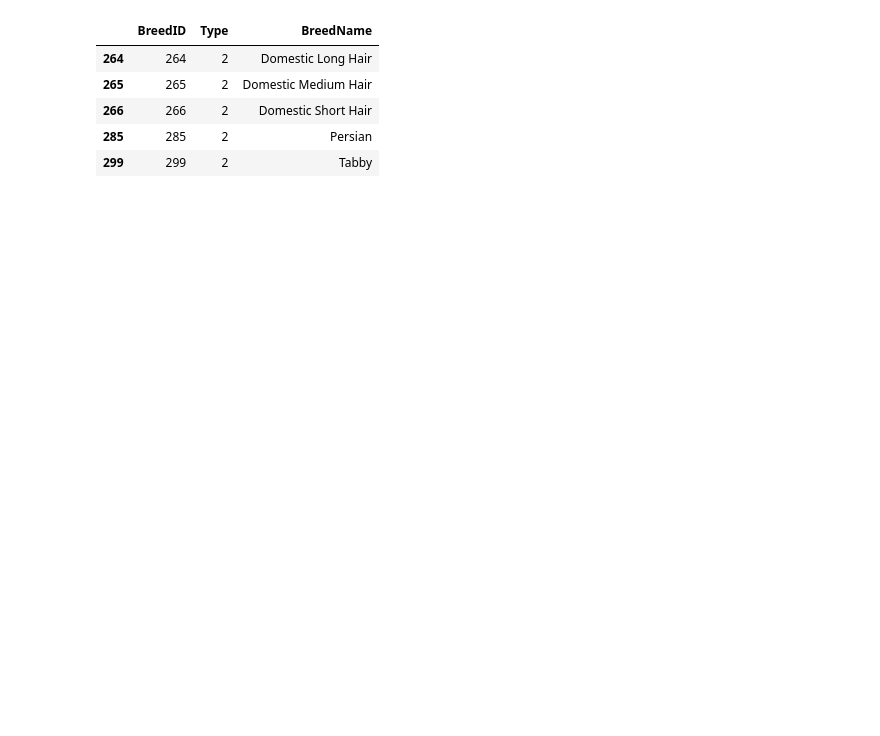
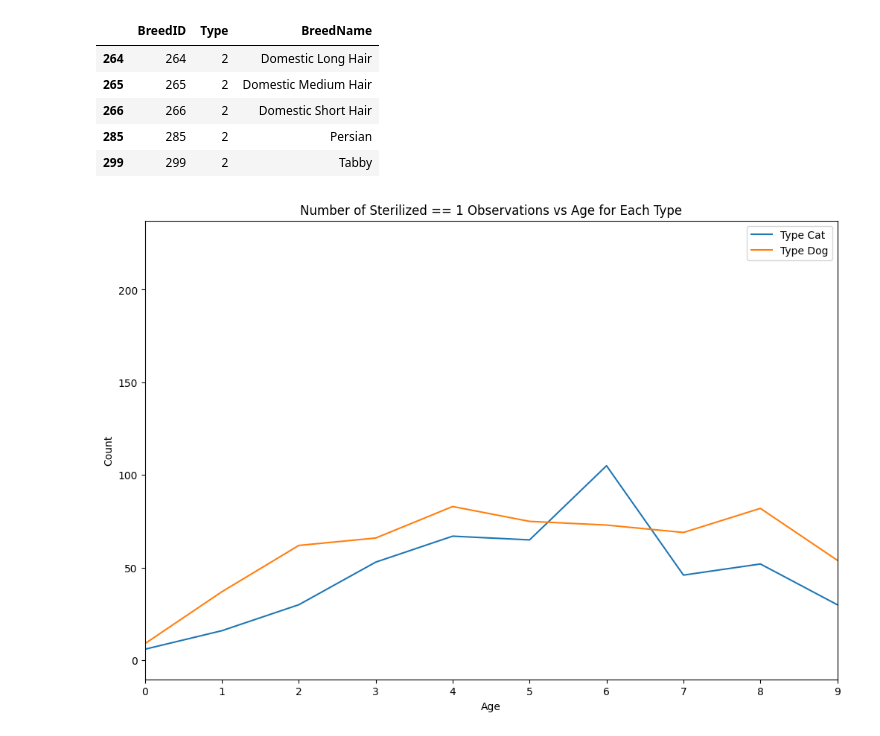
Before and after one commit to Gee1818/LaboII, a Jupyter notebook: Scripts/03_Petfinder_EDA.ipynb, the cells around one changed output. Saved outputs shown, nothing was run; the diff lists cells and outputs as text; code cells hidden in the pictures; blank space fills up the shorter version.

```diff
--- a/Scripts/03_Petfinder_EDA.ipynb
+++ b/Scripts/03_Petfinder_EDA.ipynb
@@ -445,3 +428,24 @@ df_breeds[df_breeds['BreedID'].isin(top_3_breeds_unique2)]
 | 266 | 266 | 2 | Domestic Short Hair |
 | 285 | 285 | 2 | Persian |
 | 299 | 299 | 2 | Tabby |
+# %%
+import matplotlib.pyplot as plt
+
+# Filter the dataframe for Sterilized == 1
+sterilized_1_df = train[train['Sterilized'] == 1]
+
+# Group the dataframe by Type and Age, and count the occurrences
+grouped_df = sterilized_1_df.groupby(['Type', 'Age']).size().reset_index(name='Count')
+
+# Create a plot for each Type
+for t in grouped_df['Type'].unique():
+    type_df = grouped_df[grouped_df['Type'] == t]
+    plt.plot(type_df['Age'], type_df['Count'], label=f'Type {t}')
+    plt.xlim(0, 9)
+plt.xlabel('Age')
+plt.ylabel('Count')
+plt.title('Number of Sterilized == 1 Observations vs Age for Each Type')
+plt.legend()
+plt.show()
+# %% [output]
+[figure, added]
```
Also changed, not shown: parts of 11 cells of this notebook, 1 other file.
